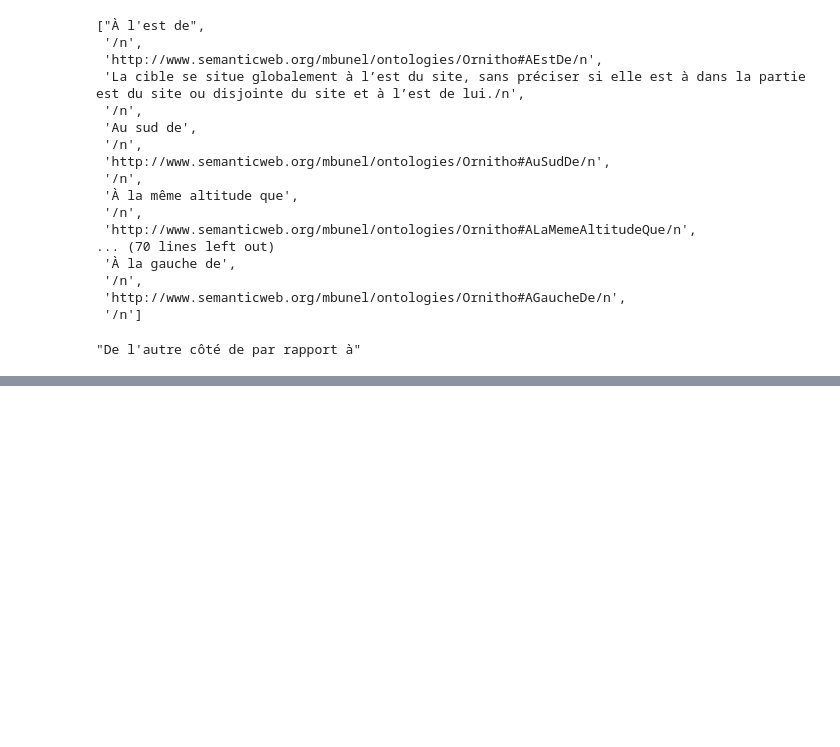
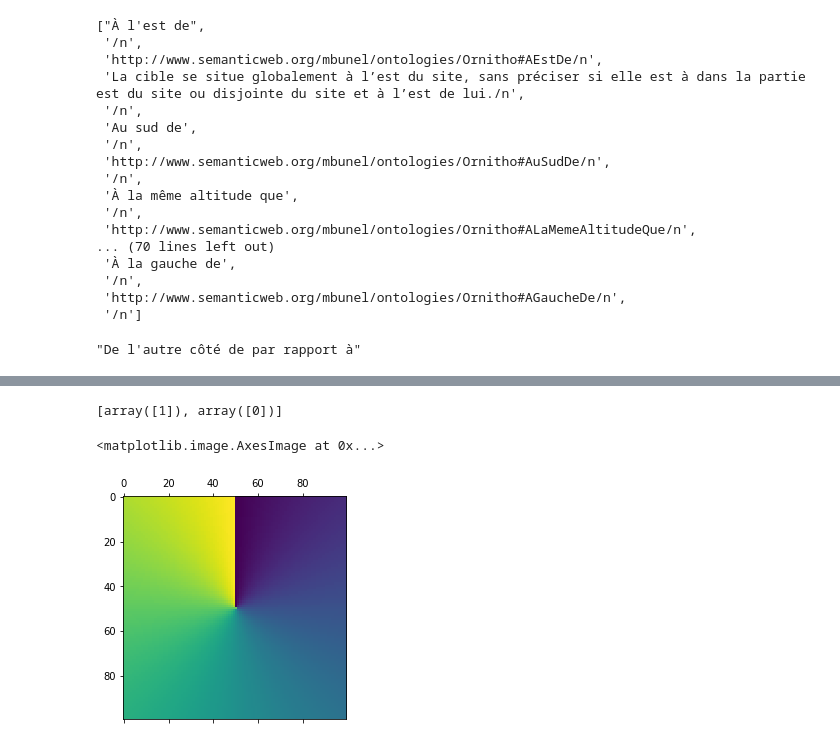
Before and after one commit to ANRChoucas/Ruitor, a Jupyter notebook: examples/Untitled.ipynb, the cells around one changed output, grey strips where cells are left out. Drawn from its saved outputs; the diff is of its cells as text; code cells hidden in the pictures; blank space fills up the shorter version.

```diff
--- a/examples/Untitled.ipynb
+++ b/examples/Untitled.ipynb
@@ -99,0 +317,4 @@ test.toPython()
+# %%
+data = np.zeros(shape=(100,100))
+# %%
+data[50,50] = 1
@@ -99,0 +331,3 @@ test.toPython()
+# %%
+computeraster = np.empty_like(data)
+notnullcells = np.argwhere(data != 0)
@@ -99,0 +341,19 @@ test.toPython()
+# %%
+np.split(np.array([1,0]),2)
+# %% [output]
+[array([1]), array([0])]
+# %%
+# Définition de l'itérateur
+it = np.nditer(computeraster, flags=['multi_index'])
+while not it.finished:
+    # Calcul de la distance au plus proche voisin
+
+    computeraster[it.multi_index] = np.arctan2(*np.split((notnullcells - it.multi_index)[0],2))
+    it.iternext()
+
+computeraster = (np.degrees(computeraster) - 90)  % 360
+# %%
+pyplot.matshow(computeraster)
+# %% [output]
+<matplotlib.image.AxesImage at 0x...>
+[figure, added]
```
Also changed, not shown: parts of 43 cells of this notebook, 41 other files.
